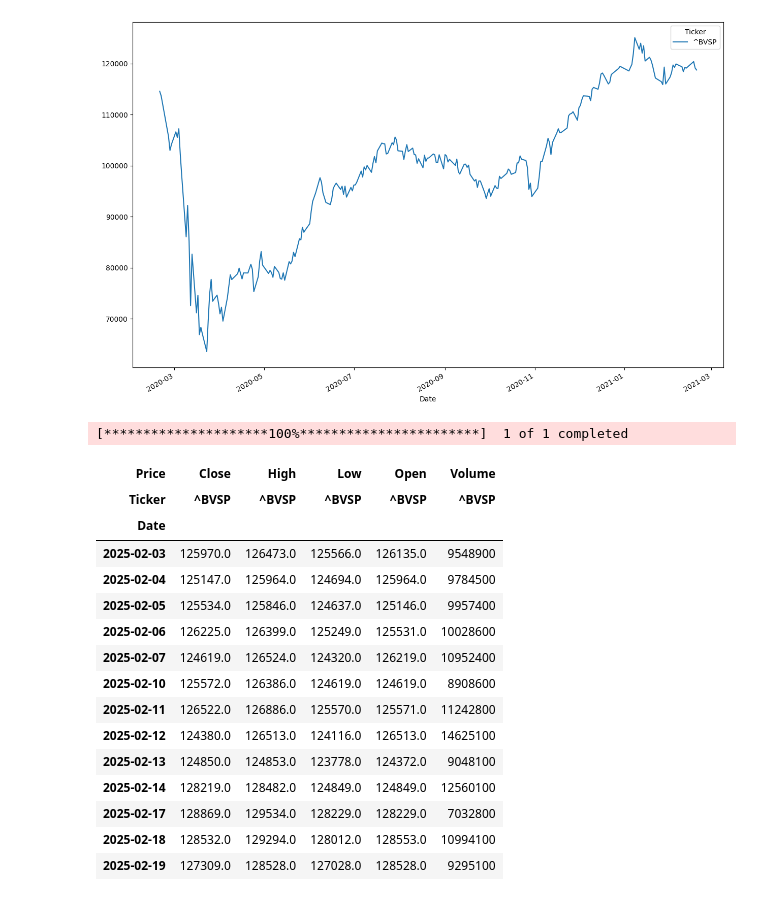
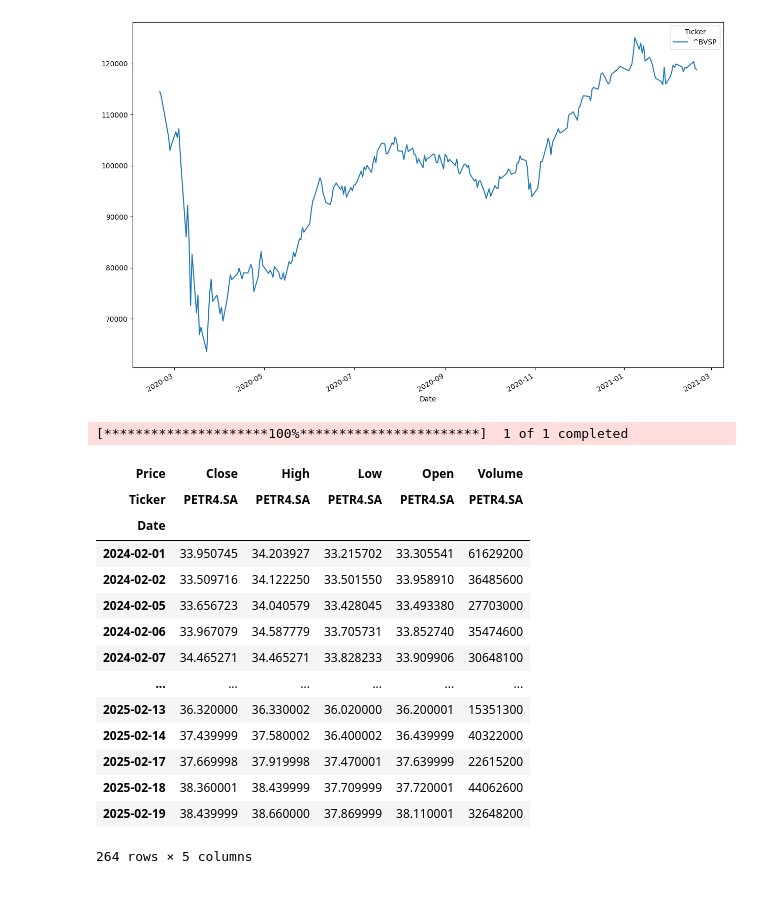
Before and after one commit to rachelresende/MercadoFinanceiroBr, a Jupyter notebook: Analisando_Dados_do_Mercado_Brasileiro.ipynb, the cells around one changed output. Cells and saved outputs as stored; diff of their text form; code cells hidden in the pictures.

```diff
--- a/Analisando_Dados_do_Mercado_Brasileiro.ipynb
+++ b/Analisando_Dados_do_Mercado_Brasileiro.ipynb
@@ -60,26 +60,25 @@ plt.show()
 [figure]
 # %%
 # (PETR4.SA)
-df_petro = yf.download('^BVSP', start='2025-02-01', end='2025-02-20')
+df_petro = yf.download('PETR4.SA', start='2024-02-01', end='2025-02-20')
 display(df_petro)
 # %% [output]
 [*********************100%***********************]  1 of 1 completed
 | Price | Close | High | Low | Open | Volume |
-| Ticker | ^BVSP | ^BVSP | ^BVSP | ^BVSP | ^BVSP |
+| Ticker | PETR4.SA | PETR4.SA | PETR4.SA | PETR4.SA | PETR4.SA |
 | Date |  |  |  |  |  |
-| 2025-02-03 | 125970.0 | 126473.0 | 125566.0 | 126135.0 | 9548900 |
-| 2025-02-04 | 125147.0 | 125964.0 | 124694.0 | 125964.0 | 9784500 |
-| 2025-02-05 | 125534.0 | 125846.0 | 124637.0 | 125146.0 | 9957400 |
-| 2025-02-06 | 126225.0 | 126399.0 | 125249.0 | 125531.0 | 10028600 |
-| 2025-02-07 | 124619.0 | 126524.0 | 124320.0 | 126219.0 | 10952400 |
-| 2025-02-10 | 125572.0 | 126386.0 | 124619.0 | 124619.0 | 8908600 |
-| 2025-02-11 | 126522.0 | 126886.0 | 125570.0 | 125571.0 | 11242800 |
-| 2025-02-12 | 124380.0 | 126513.0 | 124116.0 | 126513.0 | 14625100 |
-| 2025-02-13 | 124850.0 | 124853.0 | 123778.0 | 124372.0 | 9048100 |
-| 2025-02-14 | 128219.0 | 128482.0 | 124849.0 | 124849.0 | 12560100 |
-| 2025-02-17 | 128869.0 | 129534.0 | 128229.0 | 128229.0 | 7032800 |
-| 2025-02-18 | 128532.0 | 129294.0 | 128012.0 | 128553.0 | 10994100 |
-| 2025-02-19 | 127309.0 | 128528.0 | 127028.0 | 128528.0 | 9295100 |
+| 2024-02-01 | 33.950745 | 34.203927 | 33.215702 | 33.305541 | 61629200 |
+| 2024-02-02 | 33.509716 | 34.122250 | 33.501550 | 33.958910 | 36485600 |
+| 2024-02-05 | 33.656723 | 34.040579 | 33.428045 | 33.493380 | 27703000 |
+| 2024-02-06 | 33.967079 | 34.587779 | 33.705731 | 33.852740 | 35474600 |
+| 2024-02-07 | 34.465271 | 34.465271 | 33.828233 | 33.909906 | 30648100 |
+| ... | ... | ... | ... | ... | ... |
+| 2025-02-13 | 36.320000 | 36.330002 | 36.020000 | 36.200001 | 15351300 |
+| 2025-02-14 | 37.439999 | 37.580002 | 36.400002 | 36.439999 | 40322000 |
+| 2025-02-17 | 37.669998 | 37.919998 | 37.470001 | 37.639999 | 22615200 |
+| 2025-02-18 | 38.360001 | 38.439999 | 37.709999 | 37.720001 | 44062600 |
+| 2025-02-19 | 38.439999 | 38.660000 | 37.869999 | 38.110001 | 32648200 |
+264 rows × 5 columns
 # %%
 import matplotlib.pyplot as plt
 
```
Also changed, not shown: parts of 12 cells of this notebook.
